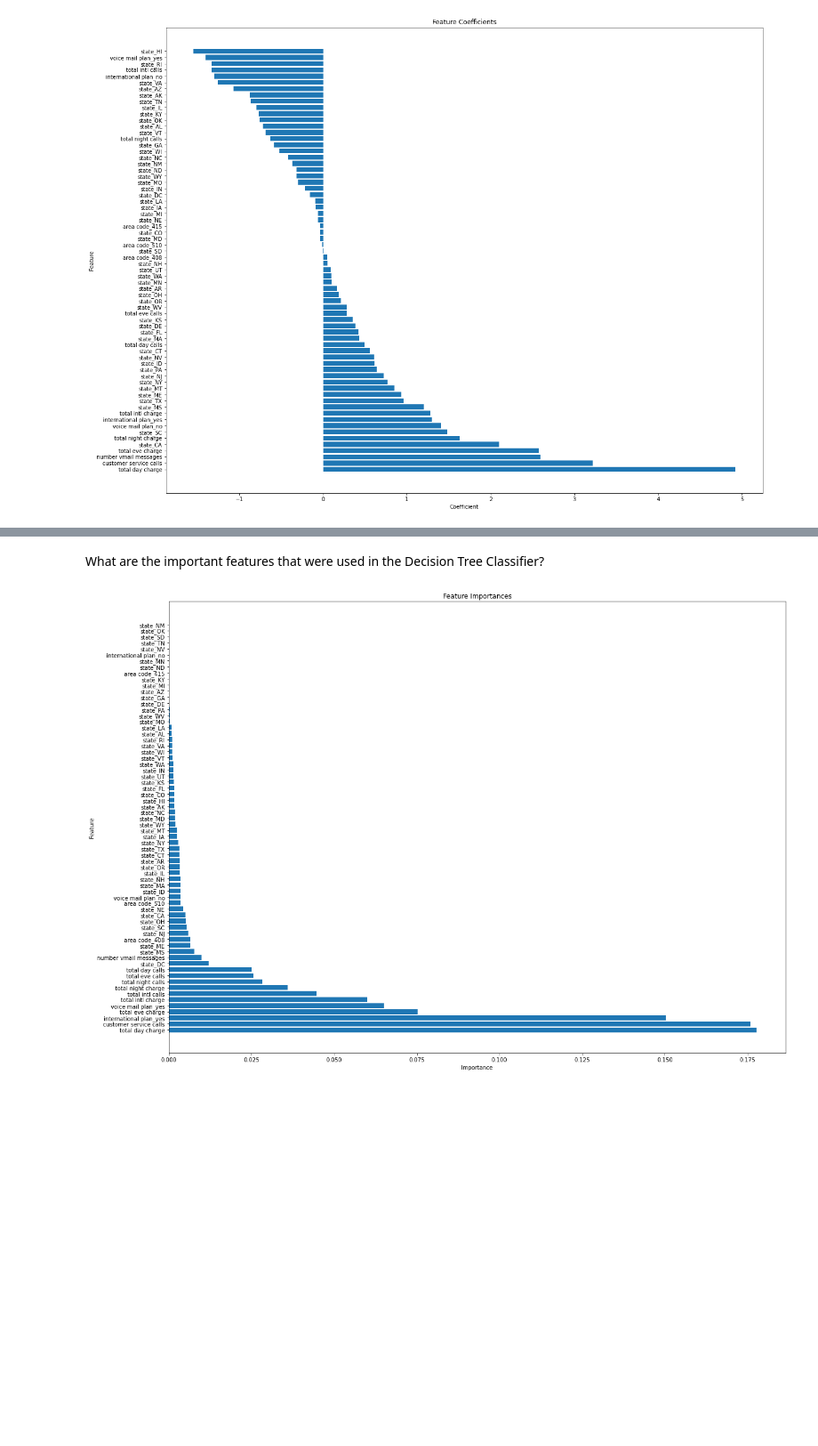
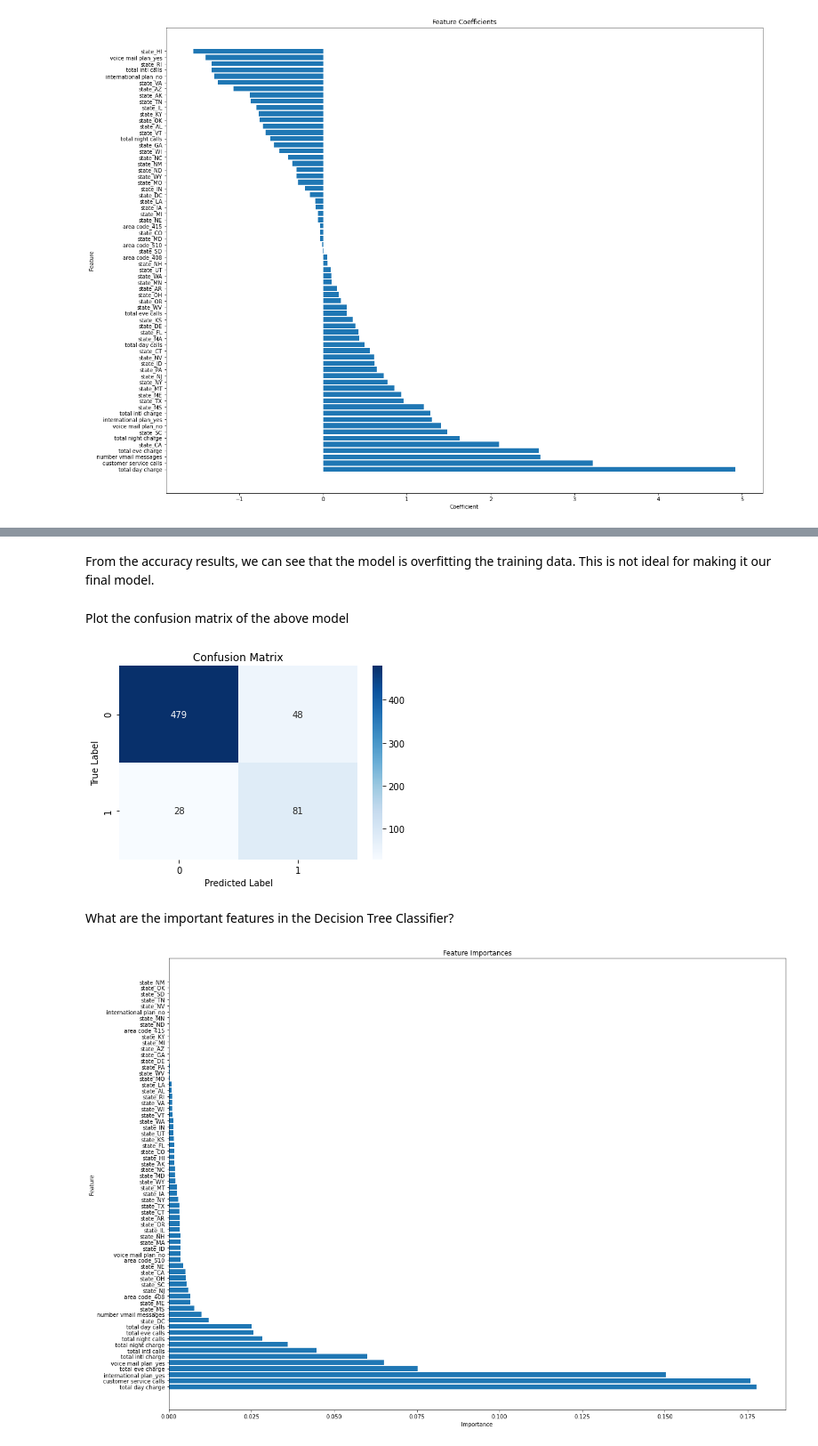
Before and after one commit to Amoskipkirui/Customer-churn-analysis, a Jupyter notebook: index.ipynb, the cells around one changed output, grey strips where cells are left out. Shown: that part at 89% size. Saved outputs shown, nothing was run; the diff lists cells and outputs as text; code cells hidden in the pictures; blank space fills up the shorter version.

```diff
--- a/index.ipynb
+++ b/index.ipynb
@@ -512,5 +602,19 @@ Accuracy test: 0.8805031446540881
+# %% [markdown]
+From the accuracy results, we can see that the model is overfitting the training data. This is not ideal for making it our final model.
+# %% [markdown]
+Plot the confusion matrix of the above model
+# %%
+conf_matrix2 = confusion_matrix(y_test, y_test_pred2)
+# Create a heatmap for the confusion matrix
+sns.heatmap(conf_matrix2, annot=True, fmt='d', cmap='Blues')
+plt.title('Confusion Matrix')
+plt.xlabel('Predicted Label')
+plt.ylabel('True Label')
+plt.show()
+# %% [output]
+[figure, added]
 # %% [markdown]
-What are the important features that were used in the Decision Tree Classifier?
+What are the important features in the Decision Tree Classifier?
 # %%
 # Get feature importances
 importances = model2.feature_importances_
```
Also changed, not shown: parts of 99 cells of this notebook.
